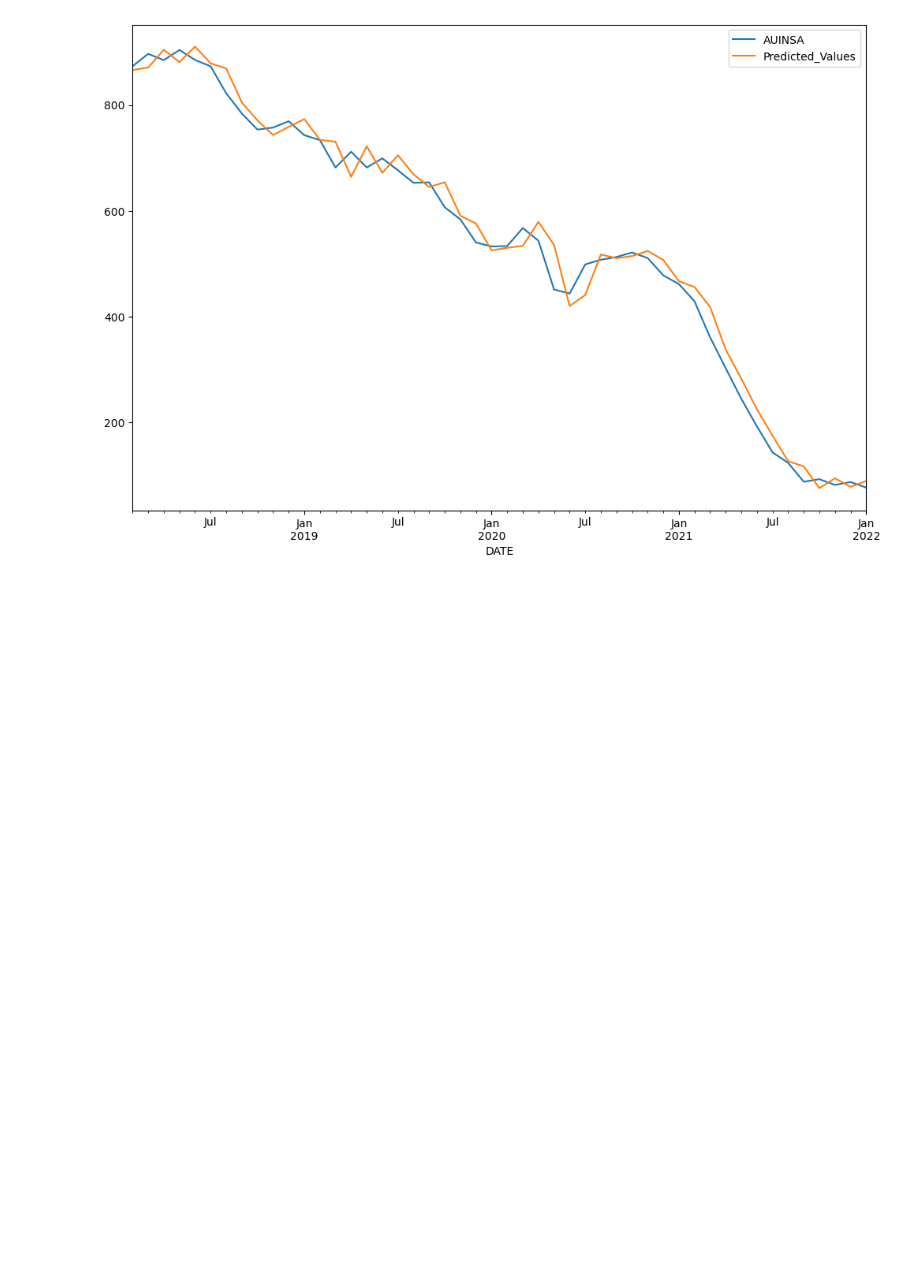
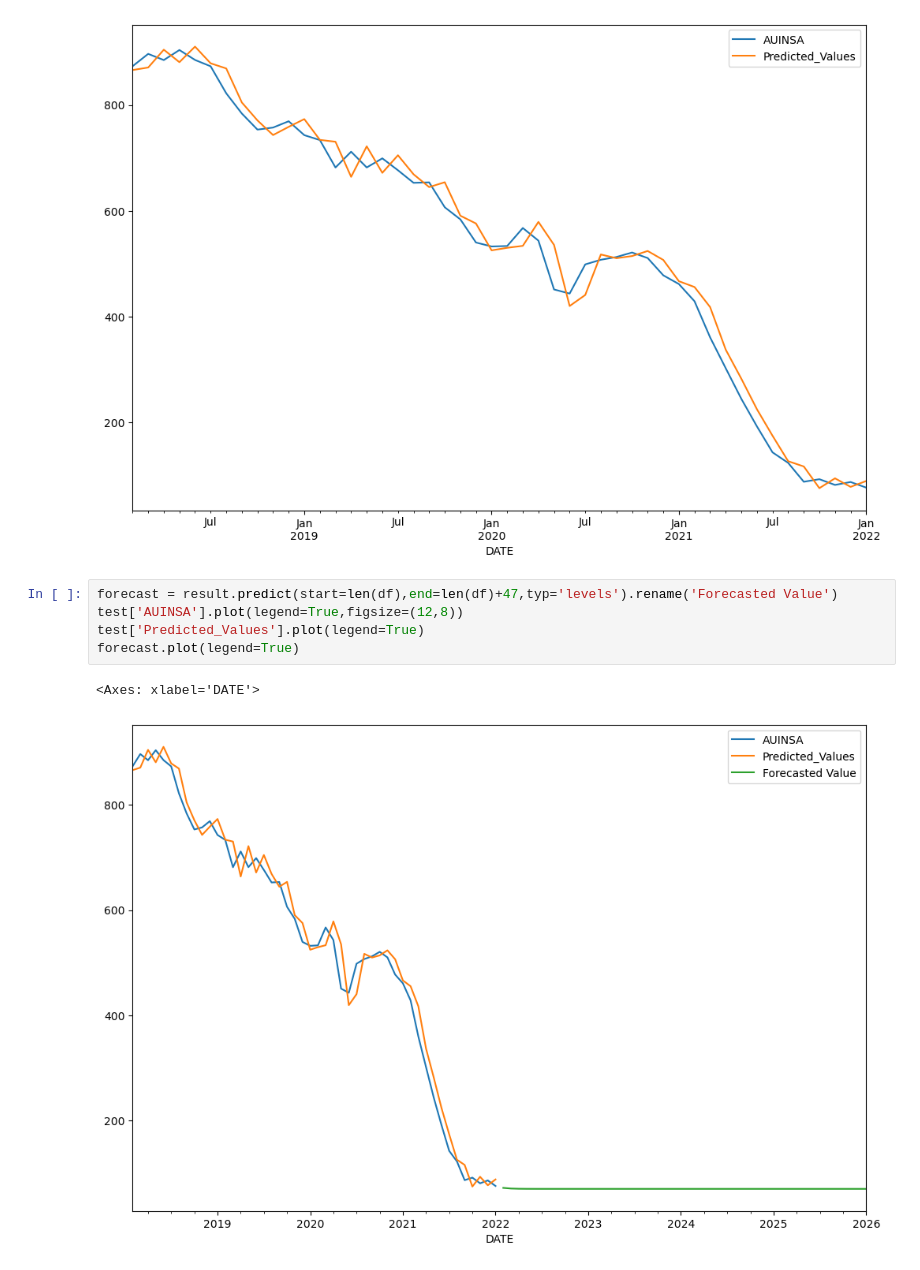
Before and after one commit to Sahadat31/Fred_Inventory_Analysis_Arima, a Jupyter notebook: Fred_Auto_Inventory_Analysis.ipynb, the cells around one changed output. Drawn from its saved outputs; the diff is of its cells as text; blank space fills up the shorter version.

Commit message:
Added forecasting

```diff
--- a/Fred_Auto_Inventory_Analysis.ipynb
+++ b/Fred_Auto_Inventory_Analysis.ipynb
@@ -145,3 +145,11 @@ test['Predicted_Values'].plot(legend=True)
 # %% [output]
 <Axes: xlabel='DATE'>
 [figure]
+# %%
+forecast = result.predict(start=len(df),end=len(df)+47,typ='levels').rename('Forecasted Value')
+test['AUINSA'].plot(legend=True,figsize=(12,8))
+test['Predicted_Values'].plot(legend=True)
+forecast.plot(legend=True)
+# %% [output]
+<Axes: xlabel='DATE'>
+[figure, added]
```
Also changed, not shown: parts of 1 cell of this notebook.
